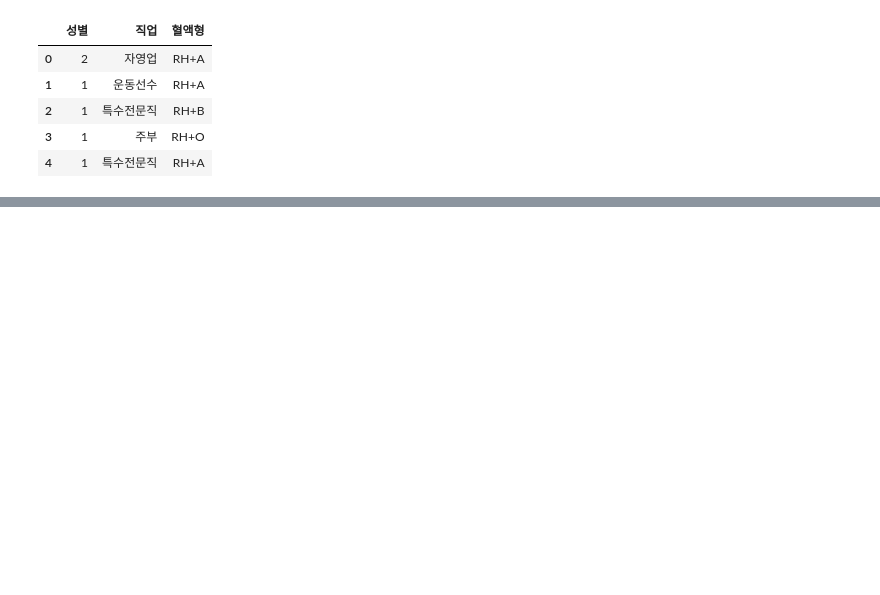
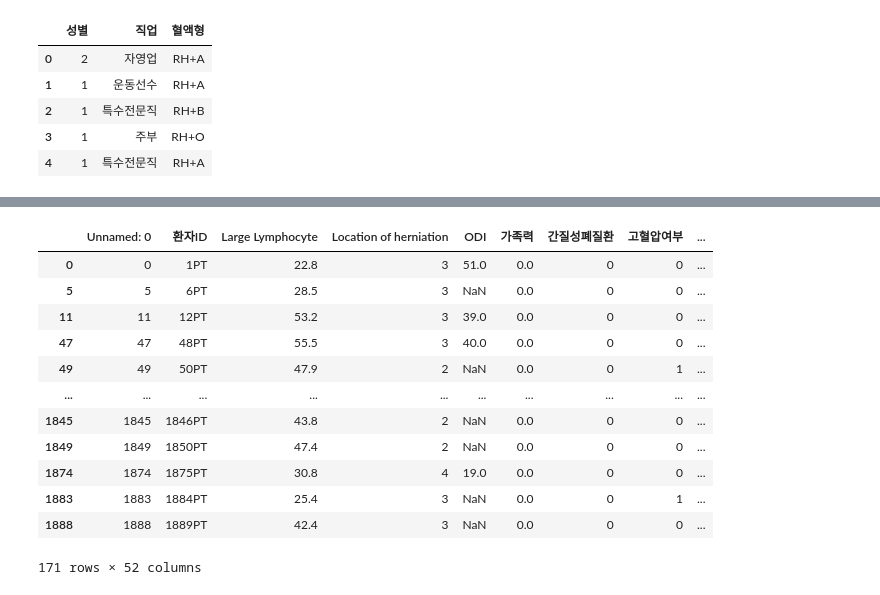
Before and after one commit to araya1203/study_data_analytics, a Jupyter notebook: codes/DDA/RecurrenceOfSurgery_DDA.ipynb, the cells around one changed output, grey strips where cells are left out. Saved outputs shown, nothing was run; the diff lists cells and outputs as text; code cells hidden in the pictures; blank space fills up the shorter version.

```diff
--- a/codes/DDA/RecurrenceOfSurgery.ipynb
+++ b/codes/DDA/RecurrenceOfSurgery_DDA.ipynb
@@ -178,0 +212,17 @@ df_ROS_forpatient.iloc[:5]
+# %%
+df_ROS_job2 = df_ROS.loc[df_ROS['직업'] == '자영업']
+df_ROS_job2
+# %% [output]
+|  | Unnamed: 0 | 환자ID | Large Lymphocyte | Location of herniation | ODI | 가족력 | 간질성폐질환 | 고혈압여부 | ... |
+| 0 | 0 | 1PT | 22.8 | 3 | 51.0 | 0.0 | 0 | 0 | ... |
+| 5 | 5 | 6PT | 28.5 | 3 | NaN | 0.0 | 0 | 0 | ... |
+| 11 | 11 | 12PT | 53.2 | 3 | 39.0 | 0.0 | 0 | 0 | ... |
+| 47 | 47 | 48PT | 55.5 | 3 | 40.0 | 0.0 | 0 | 0 | ... |
+| 49 | 49 | 50PT | 47.9 | 2 | NaN | 0.0 | 0 | 1 | ... |
+| ... | ... | ... | ... | ... | ... | ... | ... | ... | ... |
+| 1845 | 1845 | 1846PT | 43.8 | 2 | NaN | 0.0 | 0 | 0 | ... |
+| 1849 | 1849 | 1850PT | 47.4 | 2 | NaN | 0.0 | 0 | 0 | ... |
+| 1874 | 1874 | 1875PT | 30.8 | 4 | 19.0 | 0.0 | 0 | 0 | ... |
+| 1883 | 1883 | 1884PT | 25.4 | 3 | NaN | 0.0 | 0 | 1 | ... |
+| 1888 | 1888 | 1889PT | 42.4 | 3 | NaN | 0.0 | 0 | 0 | ... |
+171 rows × 52 columns
```
Also changed, not shown: parts of 8 cells of this notebook, 1 other file.
